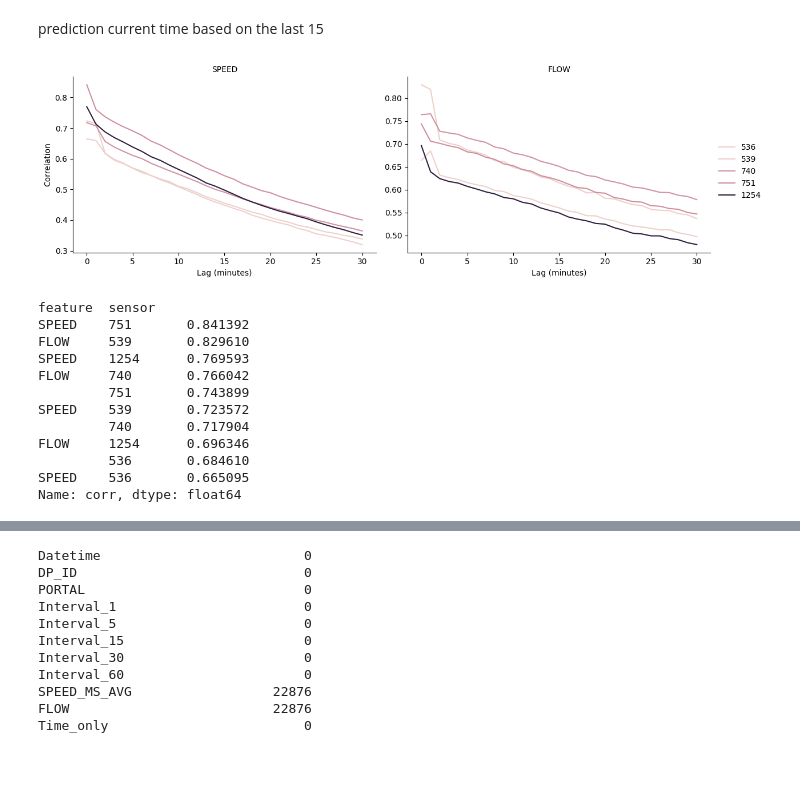
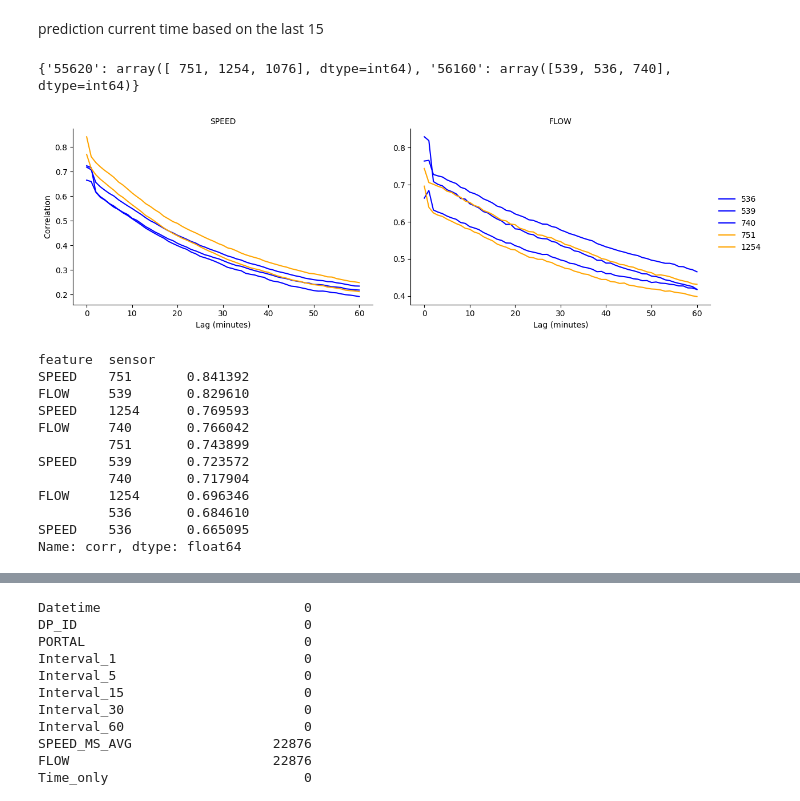
Before and after one commit to Jojo18-20/Project_AI_Transportation, a Jupyter notebook: baseline_model.ipynb, the cells around one changed output, grey strips where cells are left out. Saved outputs shown, nothing was run; the diff lists cells and outputs as text; code cells hidden in the pictures; blank space fills up the shorter version.

```diff
--- a/baseline_model.ipynb
+++ b/baseline_model.ipynb
@@ -175,6 +175,15 @@ Baseline Linear Regression (FLOW) -> RMSE: 3.349, MAE: 2.604, R2: 0.731
 Baseline Linear Regression (SPEED) -> RMSE: 1.223, MAE: 0.808, R2: 0.591
 # %% [markdown]
 prediction current time based on the last 15
+# %%
+portal_to_sensors = df_2_full.groupby("PORTAL_clean")["DP_ID"].unique().to_dict()
+print(portal_to_sensors)
+sensor_to_portal = {}
+for portal, sensor_list in portal_to_sensors.items():
+    for sensor in sensor_list:
+        sensor_to_portal[sensor] = portal
+# %% [output]
+{'55620': array([ 751, 1254, 1076], dtype=int64), '56160': array([539, 536, 740], dtype=int64)}
 # %%
 import numpy as np
 import pandas as pd
@@ -182,38 +191,71 @@ import seaborn as sns
 import matplotlib.pyplot as plt
 
 features = ["SPEED", "FLOW"]
-max_lag = 30
+max_lag = 60
 
 results = []
 
 for feat in features:
     target_col = f"SENSOR_{target_sensor}_{feat}" #SENSOR_1076_FLOW
     for sensor in except_target_sensors:
         sensor_col = f"SENSOR_{sensor}_{feat}"
         for lag in range(max_lag + 1):
             corr = df_all[target_col].corr(df_all[sensor_col].shift(lag))
             results.append({
                 "feature": feat,
                 "sensor": sensor,
                 "lag": lag,
                 "corr": corr
             })
 
 lag_corr_df = pd.DataFrame(results)
 
 # Plot getrennt nach Feature
+#g = sns.FacetGrid(lag_corr_df, col="feature", sharey=False, height=4, aspect=1.5)
+#g.map_dataframe(sns.lineplot, x="lag", y="corr", hue="sensor")
+#g.add_legend()
+#g.set_axis_labels("Lag (minutes)", "Correlation")
+#g.set_titles("{col_name}")
+#plt.show()
+
+lag_corr_df["portal"] = lag_corr_df["sensor"].map(sensor_to_portal)
+portal_colors = {
+    "56160": "blue",
+    "55620": "orange",
+    # weitere Portale nach Bedarf
+}
+
+
+
 g = sns.FacetGrid(lag_corr_df, col="feature", sharey=False, height=4, aspect=1.5)
-g.map_dataframe(sns.lineplot, x="lag", y="corr", hue="sensor")
+
+def portal_lineplot(data, **kwargs):
+    for sensor, group in data.groupby("sensor"):
+        portal = sensor_to_portal.get(sensor, "unknown")
+        color = portal_colors.get(portal, "gray")
+        kwargs_clean = {k: v for k, v in kwargs.items() if k != "color"}
+        sns.lineplot(
+            data=group,
+            x="lag",
+            y="corr",
+            label=sensor,
+            color=color,
+            **kwargs_clean
+        )
+
+g.map_dataframe(portal_lineplot)
 g.add_legend()
 g.set_axis_labels("Lag (minutes)", "Correlation")
 g.set_titles("{col_name}")
+plt.savefig("Plots/Correlation_lag_flow_speed.eps")
 plt.show()
+
 
 # stärkste Korrelation pro Feature und Sensor
 top_sensors = lag_corr_df.groupby(["feature", "sensor"])["corr"].max().sort_values(ascending=False)
 print(top_sensors)
 # %% [output]
-[figure, old version]
+[figure, new version]
 feature  sensor
 SPEED    751       0.841392
 FLOW     539       0.829610
```
Also changed, not shown: parts of 8 cells of this notebook, 23 other files.
